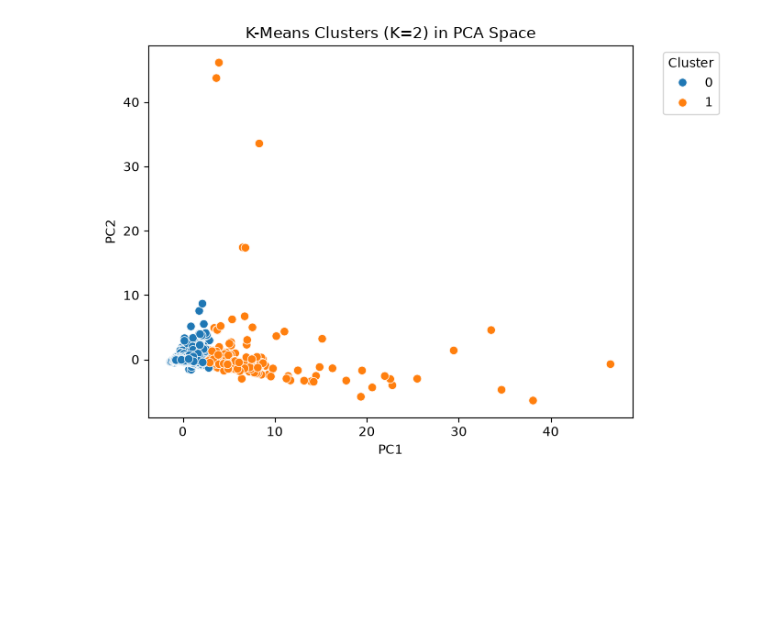
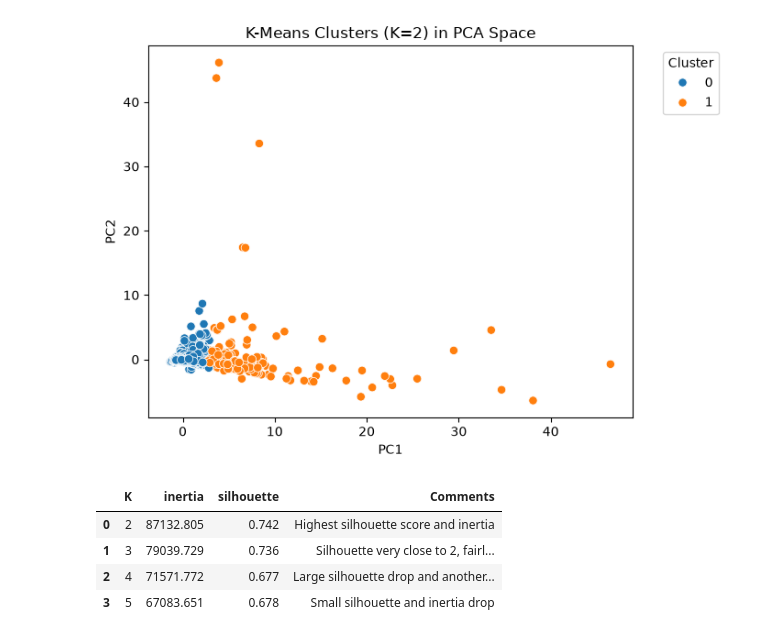
Before and after one commit to blbaum/aiForSecurity, a Jupyter notebook: module4/Assignment3-Baum.ipynb, the cells around one changed output. Cells and saved outputs as stored; diff of their text form; code cells hidden in the pictures; blank space fills up the shorter version.

```diff
--- a/module4/Assignment3-Baum.ipynb
+++ b/module4/Assignment3-Baum.ipynb
@@ -539,3 +539,20 @@ Name: count, dtype: int64
 
 Silhouette score: 0.742
 [figure]
+# %%
+comments = {
+    2: "Highest silhouette score and inertia",
+    3: "Silhouette very close to 2, fairly large drop of inertia",
+    4: "Large silhouette drop and another consistent drop of inertia",
+    5: "Small silhouette and inertia drop"
+}
+k_table = k_eval.round(3)
+k_table['Comments'] = k_eval["K"].map(comments)
+k_table = k_table[k_table["K"].between(2,5)]
+display(k_table)
+# %% [output]
+|  | K | inertia | silhouette | Comments |
+| 0 | 2 | 87132.805 | 0.742 | Highest silhouette score and inertia |
+| 1 | 3 | 79039.729 | 0.736 | Silhouette very close to 2, fairl... |
+| 2 | 4 | 71571.772 | 0.677 | Large silhouette drop and another... |
+| 3 | 5 | 67083.651 | 0.678 | Small silhouette and inertia drop |
```
Also changed, not shown: parts of 28 cells of this notebook.
